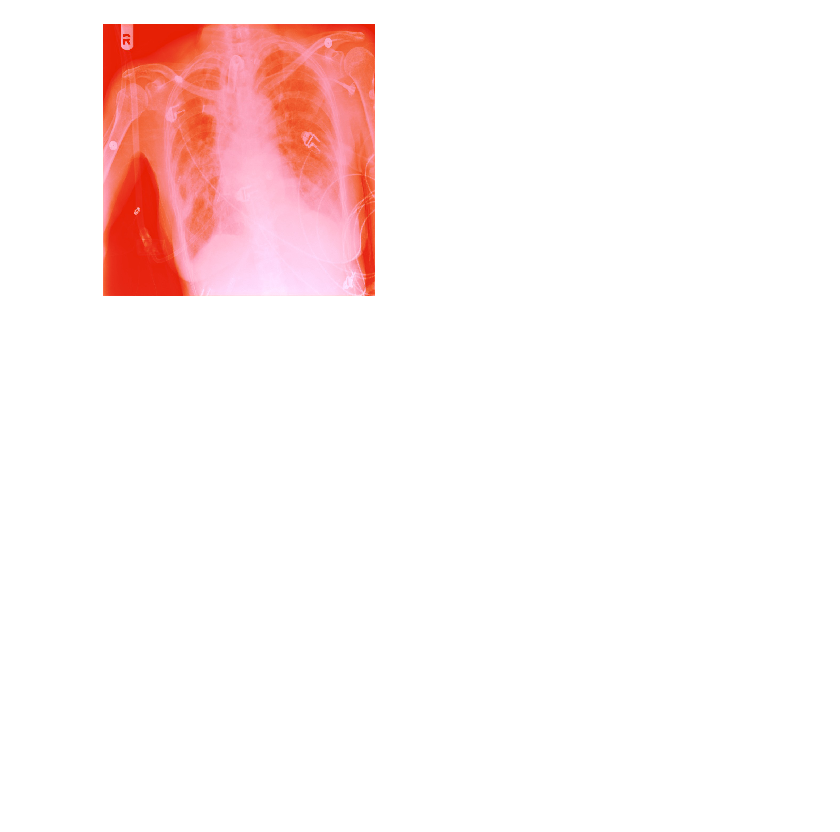
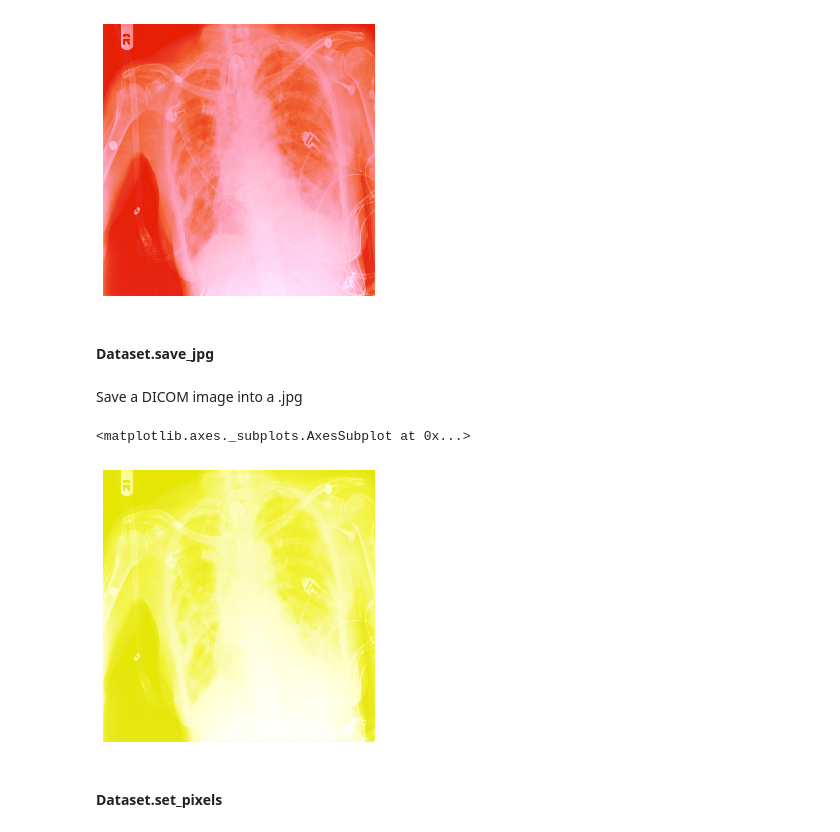
Before and after one commit to asvcode/covid19-translations, a Jupyter notebook: _notebooks/2020-04-28-Medical-Imaging-Part2.ipynb, the cells around one changed output. Saved outputs shown, nothing was run; the diff lists cells and outputs as text; code cells hidden in the pictures; blank space fills up the shorter version.

```diff
--- a/_notebooks/2020-04-28-Medical-Imaging-Part2.ipynb
+++ b/_notebooks/2020-04-28-Medical-Imaging-Part2.ipynb
@@ -171,3 +171,7 @@ show_image(Image.open(pneumothorax_source/f'train/01tensor.jpg'))
 # %% [output]
 <matplotlib.axes._subplots.AxesSubplot at 0x...>
 [figure]
+# %% [markdown]
+#### Dataset.save_jpg
+# %% [markdown]
+Save a DICOM image into a .jpg
@@ -173,0 +180,7 @@ show_image(Image.open(pneumothorax_source/f'train/01tensor.jpg'))
+# %%
+show_image(Image.open(pneumothorax_source/f'train/01dicom.jpg'))
+# %% [output]
+<matplotlib.axes._subplots.AxesSubplot at 0x...>
+[figure, added]
+# %% [markdown]
+#### Dataset.set_pixels
```
Also changed, not shown: parts of 9 cells of this notebook.
